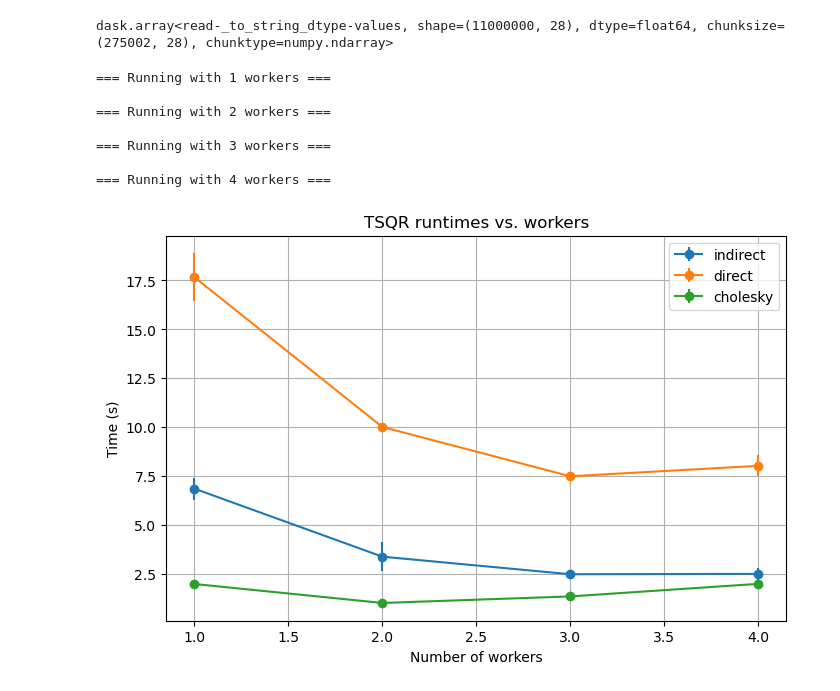
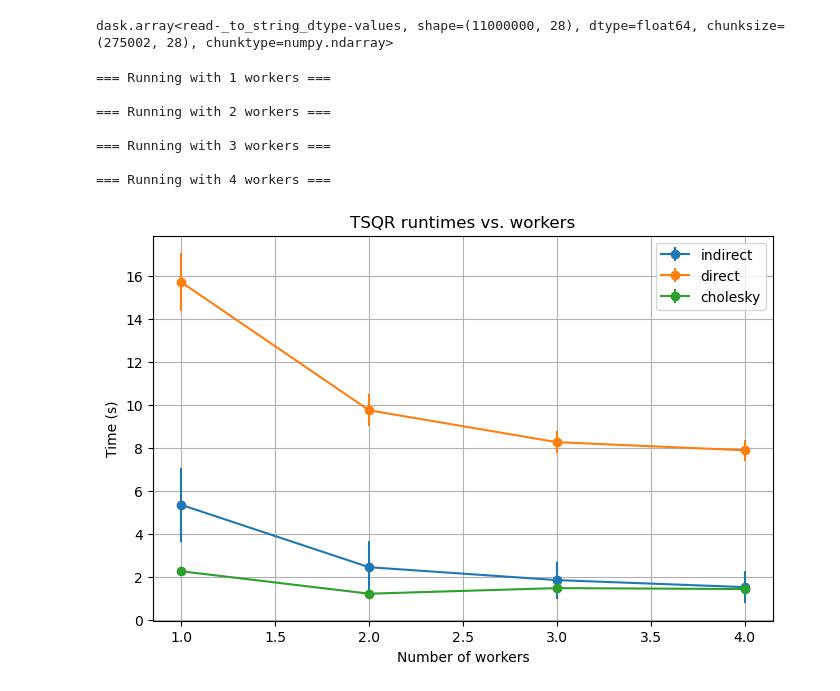
Before and after one commit to AlessandroMiotto/MAPD_project, a Jupyter notebook: benchmark_workers.ipynb, the cells around one changed output. Drawn from its saved outputs; the diff is of its cells as text; code cells hidden in the pictures.

```diff
--- a/benchmark_workers.ipynb
+++ b/benchmark_workers.ipynb
@@ -288,17 +288,17 @@ def plot_results(scaling_results):
 # %%
 hosts = ["10.67.22.154", "10.67.22.216", "10.67.22.116", "10.67.22.113"]
 worker_counts = [1, 2, 3, 4]   # adjust depending on your setup
-scaling_results = run_scaling_experiment(hosts, worker_counts, reps=3)
+scaling_results = run_scaling_experiment(hosts, worker_counts, reps=20)
 plot_results(scaling_results)
 # %% [output]
 === Running with 1 workers ===
 
 === Running with 2 workers ===
 
 === Running with 3 workers ===
 
 === Running with 4 workers ===
-[figure, old version]
+[figure, new version]
 # %%
 client.close()
 cluster.close()
```
Also changed, not shown: 1 other file.
